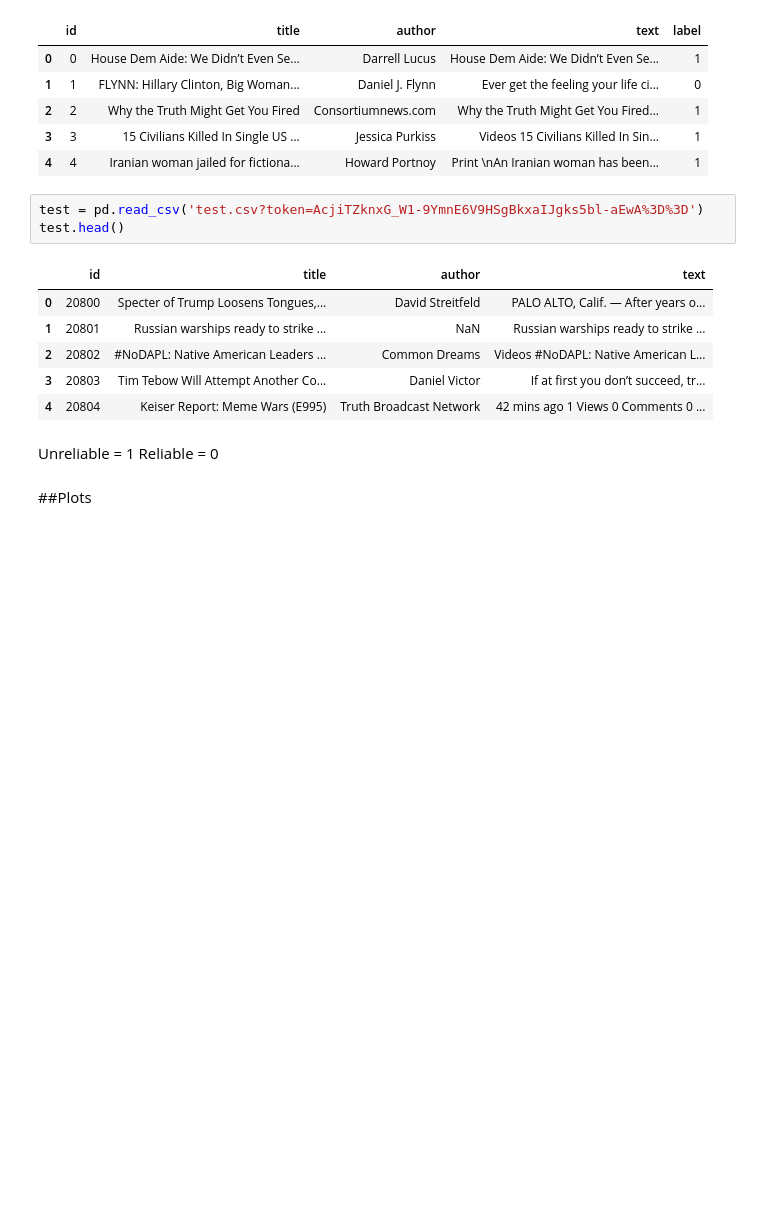
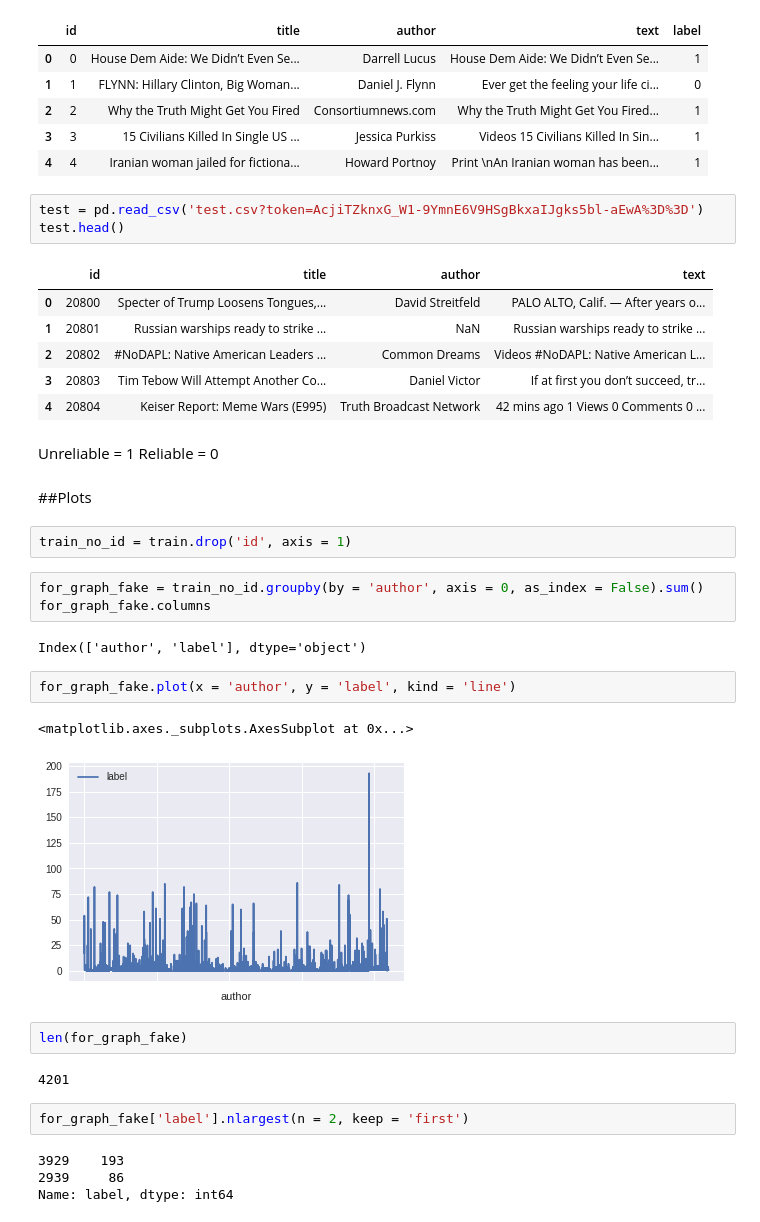
Before and after one commit to manan-arya/Fake_News_US, a Jupyter notebook: Classifier.ipynb, the cells around one changed output. Drawn from its saved outputs; the diff is of its cells as text; blank space fills up the shorter version.

Commit message:
Visualizing relationship between authors and fake news

```diff
--- a/Classifier.ipynb
+++ b/Classifier.ipynb
@@ -50,3 +52,25 @@ Unreliable = 1
 Reliable = 0
 # %% [markdown]
 ##Plots
+# %%
+train_no_id = train.drop('id', axis = 1)
+# %%
+for_graph_fake = train_no_id.groupby(by = 'author', axis = 0, as_index = False).sum()
+for_graph_fake.columns
+# %% [output]
+Index(['author', 'label'], dtype='object')
+# %%
+for_graph_fake.plot(x = 'author', y = 'label', kind = 'line')
+# %% [output]
+<matplotlib.axes._subplots.AxesSubplot at 0x...>
+[figure, added]
+# %%
+len(for_graph_fake)
+# %% [output]
+4201
+# %%
+for_graph_fake['label'].nlargest(n = 2, keep = 'first')
+# %% [output]
+3929    193
+2939     86
+Name: label, dtype: int64
```
Also changed, not shown: parts of 7 cells of this notebook.
